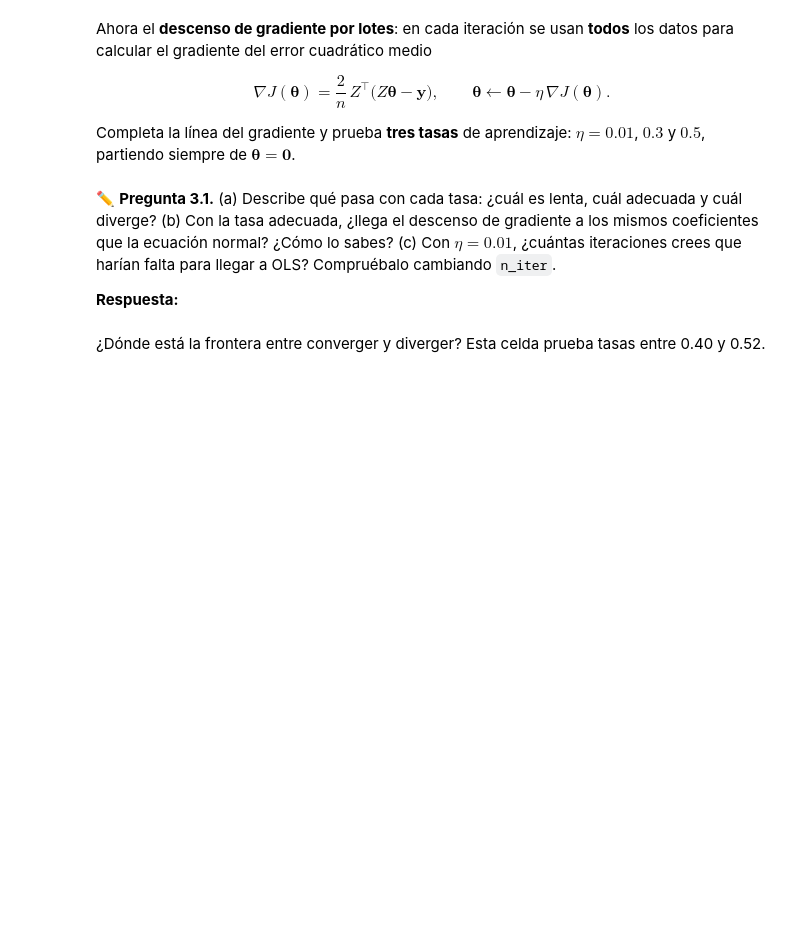
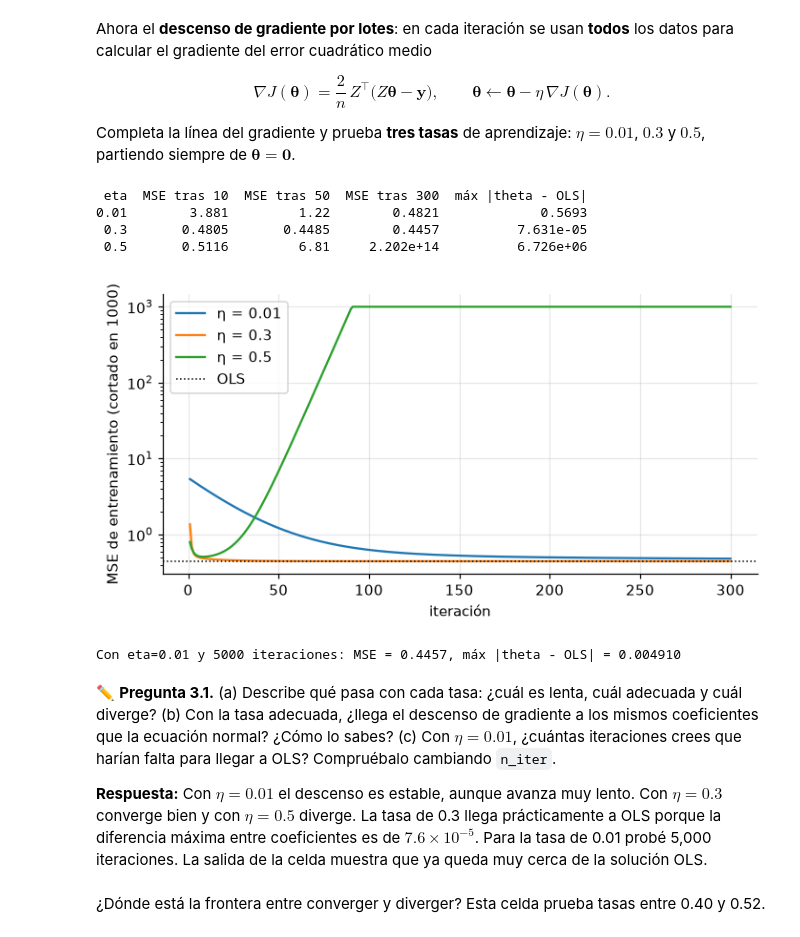
Before and after one commit to galaxiahfast/aprendizaje-supervisado-uady, a Jupyter notebook: tareas-practicas/practicas-clase/practica-04-regresion-lineal-polinomial/practica-04-regresion-lineal-polinomial.ipynb, the cells around one changed output. Drawn from its saved outputs; the diff is of its cells as text; code cells hidden in the pictures; blank space fills up the shorter version.

```diff
--- a/tareas-practicas/practicas-clase/practica-04-regresion-lineal-polinomial/practica-04-regresion-lineal-polinomial.ipynb
+++ b/tareas-practicas/practicas-clase/practica-04-regresion-lineal-polinomial/practica-04-regresion-lineal-polinomial.ipynb
@@ -146,7 +186,7 @@ Z = np.c_[np.ones(len(Xtr)), escalador.transform(Xtr)]     # primera columna de
 yv = ytr.to_numpy()
 NOMBRES = ["intercepto"] + VARIABLES
 
-theta_ols = ...     # ✏️ np.linalg.solve(Z.T @ Z, Z.T @ yv)
+theta_ols = np.linalg.solve(Z.T @ Z, Z.T @ yv)
 mse_ols = np.mean((Z @ theta_ols - yv) ** 2)
 comparacion = pd.DataFrame({"ecuación normal": theta_ols,
                             "LinearRegression": np.r_[estandar[-1].intercept_, estandar[-1].coef_]}, index=NOMBRES)
@@ -161,33 +212,44 @@ Completa la línea del gradiente y prueba **tres tasas** de aprendizaje: $\eta=0
 # %%
 def descenso_lotes(Z, y, eta, n_iter=300):
     theta = np.zeros(Z.shape[1])
     historia = []                                   # MSE de entrenamiento después de cada paso
     for t in range(n_iter):
         residuo = Z @ theta - y
-        gradiente = ...     # ✏️ (2 / len(y)) * Z.T @ residuo
+        gradiente = (2 / len(y)) * Z.T @ residuo
         theta = theta - eta * gradiente
         historia.append(np.mean((Z @ theta - y) ** 2))
     return theta, np.array(historia)
 
 
 TASAS = [0.01, 0.3, 0.5]
 historias, filas = {}, []
 for eta in TASAS:
     theta, h = descenso_lotes(Z, yv, eta)
     historias[eta] = h
     filas.append({"eta": eta, "MSE tras 10": h[9], "MSE tras 50": h[49], "MSE tras 300": h[-1],
                   "máx |theta - OLS|": np.abs(theta - theta_ols).max()})
 print(pd.DataFrame(filas).to_string(index=False, float_format=lambda v: f"{v:.4g}"))
 
 fig, ax = plt.subplots(figsize=(6.5, 3.4))
 for eta in TASAS:
     ax.plot(np.arange(1, 301), np.minimum(historias[eta], 1e3), label=f"η = {eta}")
 ax.axhline(mse_ols, color="k", ls=":", lw=1, label="OLS")
 ax.set_yscale("log"); ax.set_xlabel("iteración"); ax.set_ylabel("MSE de entrenamiento (cortado en 1000)"); ax.legend(); plt.tight_layout(); plt.show()
+
+theta_lento, historia_lenta = descenso_lotes(Z, yv, eta=0.01, n_iter=5000)
+print(f"Con eta=0.01 y 5000 iteraciones: MSE = {historia_lenta[-1]:.4f}, "
+      f"máx |theta - OLS| = {np.abs(theta_lento - theta_ols).max():.6f}")
+# %% [output]
+ eta  MSE tras 10  MSE tras 50  MSE tras 300  máx |theta - OLS|
+0.01        3.881         1.22        0.4821             0.5693
+ 0.3       0.4805       0.4485        0.4457          7.631e-05
+ 0.5       0.5116         6.81     2.202e+14          6.726e+06
+[figure, added]
+Con eta=0.01 y 5000 iteraciones: MSE = 0.4457, máx |theta - OLS| = 0.004910
 # %% [markdown]
 ✏️ **Pregunta 3.1.** (a) Describe qué pasa con cada tasa: ¿cuál es lenta, cuál adecuada y cuál diverge? (b) Con la tasa adecuada, ¿llega el descenso de gradiente a los mismos coeficientes que la ecuación normal? ¿Cómo lo sabes? (c) Con $\eta=0.01$, ¿cuántas iteraciones crees que harían falta para llegar a OLS? Compruébalo cambiando `n_iter`.
 
-**Respuesta:**
+**Respuesta:** Con $\eta=0.01$ el descenso es estable, aunque avanza muy lento. Con $\eta=0.3$ converge bien y con $\eta=0.5$ diverge. La tasa de 0.3 llega prácticamente a OLS porque la diferencia máxima entre coeficientes es de $7.6\times10^{-5}$. Para la tasa de 0.01 probé 5,000 iteraciones. La salida de la celda muestra que ya queda muy cerca de la solución OLS.
 # %% [markdown]
 ¿Dónde está la frontera entre converger y diverger? Esta celda prueba tasas entre 0.40 y 0.52.
 # %%
```
Also changed, not shown: parts of 27 cells of this notebook, 4 other files.
